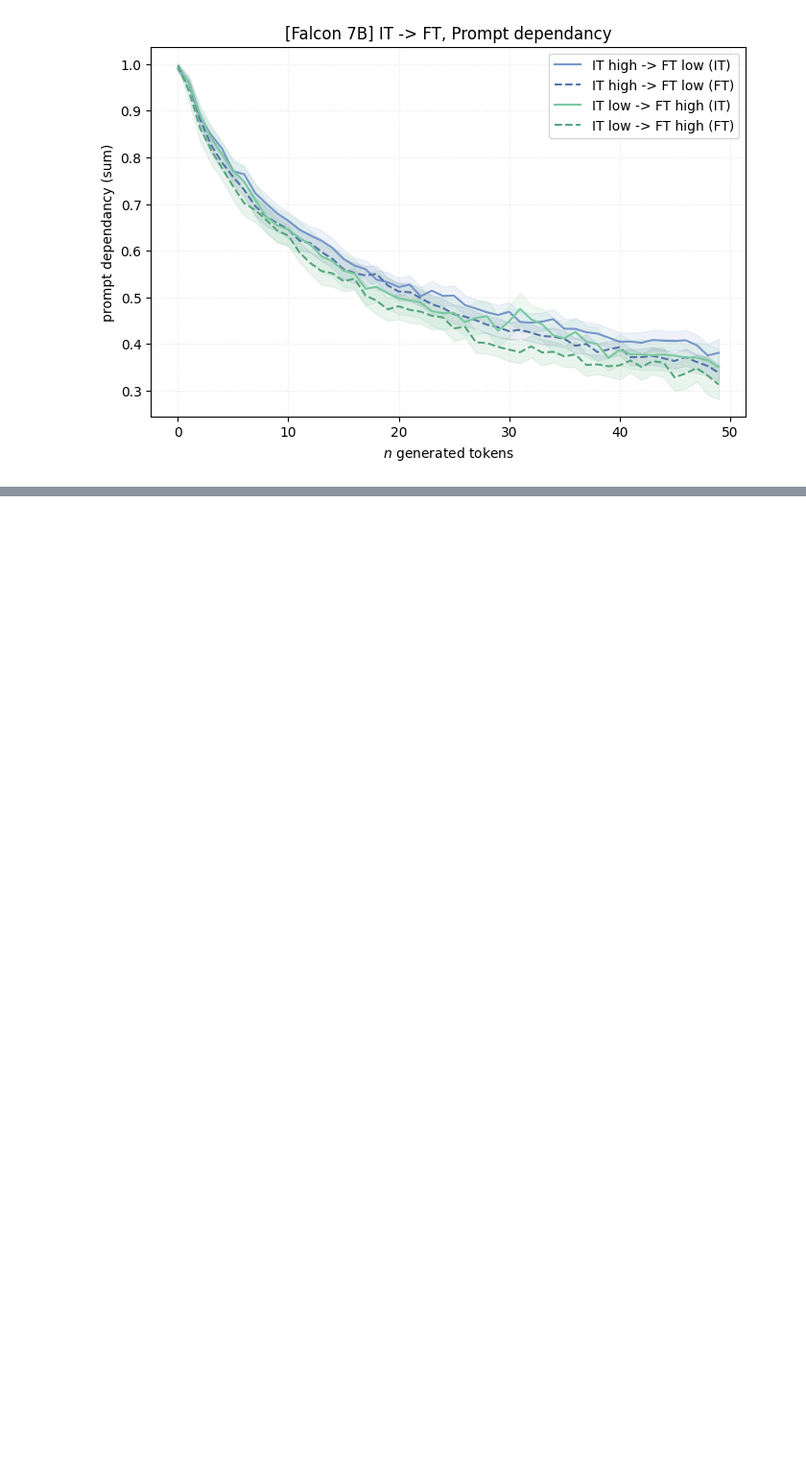
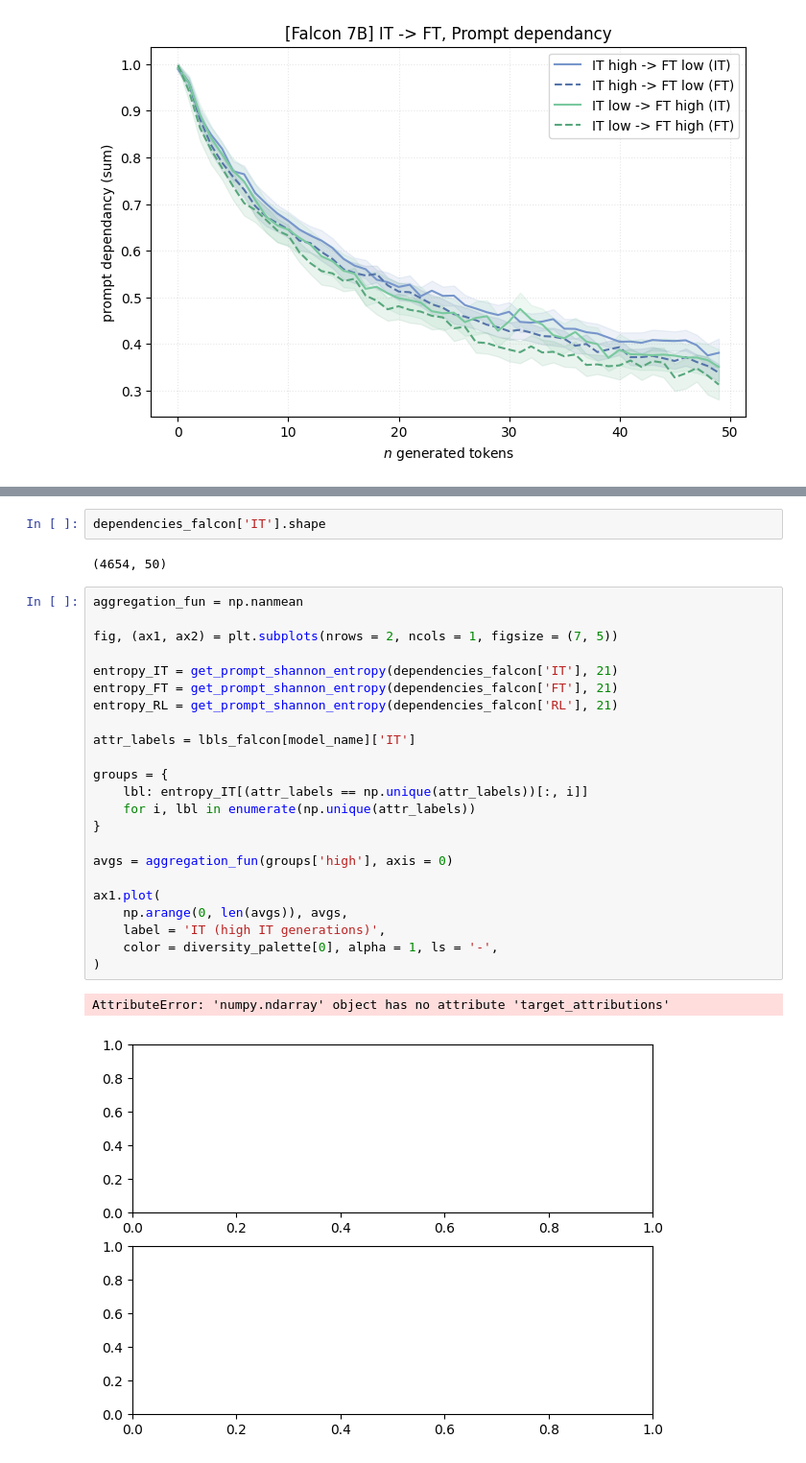
Before and after one commit to DanielSc4/MSc-Thesis, a Jupyter notebook: plots code/plots.ipynb, the cells around one changed output, grey strips where cells are left out. Shown: that part at 96% size. Saved outputs shown, nothing was run; the diff lists cells and outputs as text; blank space fills up the shorter version.

```diff
--- a/plots code/plots.ipynb
+++ b/plots code/plots.ipynb
@@ -330,0 +367,30 @@ ax.grid(alpha = .3, linestyle = ':')
+# %%
+dependencies_falcon['IT'].shape
+# %% [output]
+(4654, 50)
+# %%
+aggregation_fun = np.nanmean
+
+fig, (ax1, ax2) = plt.subplots(nrows = 2, ncols = 1, figsize = (7, 5))
+
+entropy_IT = get_prompt_shannon_entropy(dependencies_falcon['IT'], 21)
+entropy_FT = get_prompt_shannon_entropy(dependencies_falcon['FT'], 21)
+entropy_RL = get_prompt_shannon_entropy(dependencies_falcon['RL'], 21)
+
+attr_labels = lbls_falcon[model_name]['IT']
+
+groups = {
+    lbl: entropy_IT[(attr_labels == np.unique(attr_labels))[:, i]]
+    for i, lbl in enumerate(np.unique(attr_labels))
+}
+
+avgs = aggregation_fun(groups['high'], axis = 0)
+
+ax1.plot(
+    np.arange(0, len(avgs)), avgs,
+    label = 'IT (high IT generations)',
+    color = diversity_palette[0], alpha = 1, ls = '-',
+)
+# %% [output]
+AttributeError: 'numpy.ndarray' object has no attribute 'target_attributions'
+[figure, added]
```
Also changed, not shown: parts of 2 cells of this notebook, 2 other files.
